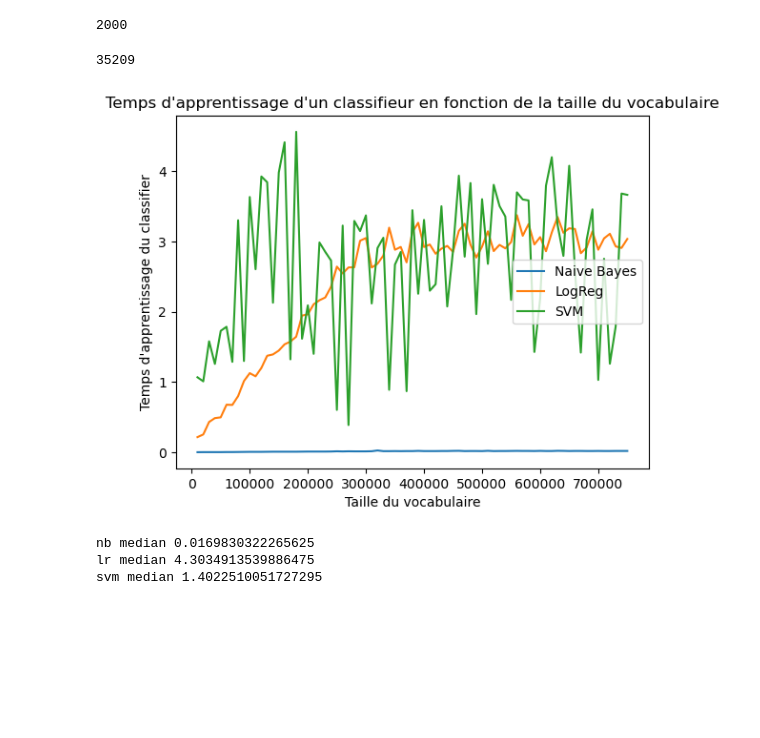
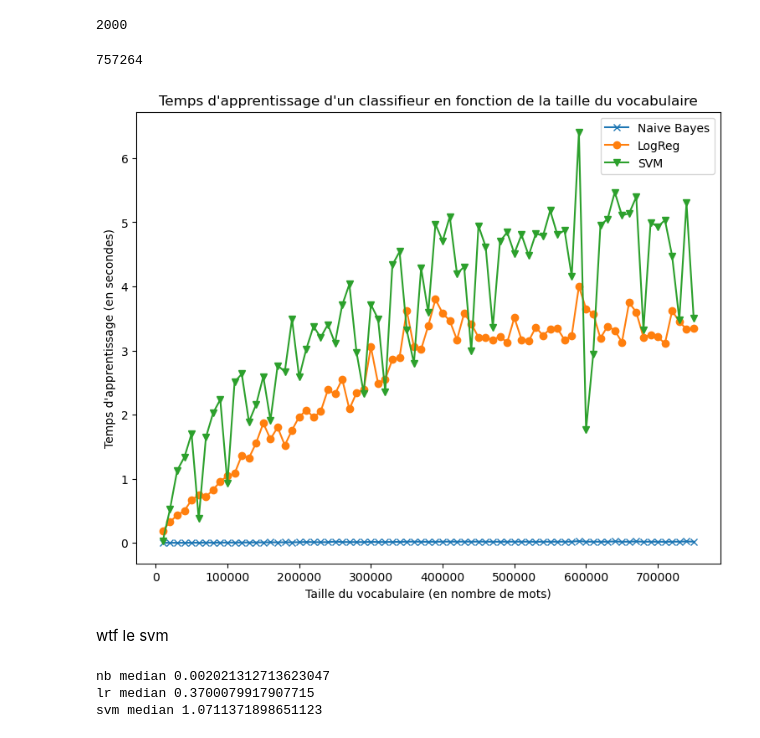
Before and after one commit to CharlesAttend/RITAL-Projet1, a Jupyter notebook: part2_review/reports/estimations_part2.ipynb, the cells around one changed output. Cells and saved outputs as stored; diff of their text form; code cells hidden in the pictures; blank space fills up the shorter version.

Commit message:
part2: exploration et estimations graphiques

```diff
--- a/part2_review/reports/estimations_part2.ipynb
+++ b/part2_review/reports/estimations_part2.ipynb
@@ -35,12 +35,12 @@ len(X)
 # %%
 X_train, X_test, y_train, y_test = train_test_split(X, y)
 
-vectorizer = CountVectorizer(ngram_range=(1,1))
+vectorizer = CountVectorizer(ngram_range=(3,3))
 _ = vectorizer.fit_transform(X_train)
 s = len(vectorizer.vocabulary_)
 print(s)
 # %% [output]
-35209
+757264
 # %%
 times = {"nb": [], "lr": [], "svm": []}
 for features in range(10000, s, 10000):
@@ -61,22 +61,27 @@ for features in range(10000, s, 10000):
 # %%
 import matplotlib.pyplot as plt
 
-plt.plot(range(10000, s, 10000), times["nb"], label="Naive Bayes")
-plt.plot(range(10000, s, 10000), times["lr"], label="LogReg")
-plt.plot(range(10000, s, 10000), times["svm"], label="SVM")
+plt.figure(figsize=(9,7))
+plt.plot(range(10000, s, 10000), times["nb"], "-x", label="Naive Bayes")
+plt.plot(range(10000, s, 10000), times["lr"], "-o", label="LogReg")
+plt.plot(range(10000, s, 10000), times["svm"], "-v", label="SVM")
 plt.legend()
-plt.xlabel("Taille du vocabulaire")
-plt.ylabel("Temps d'apprentissage du classifier")
+plt.xlabel("Taille du vocabulaire (en nombre de mots)")
+plt.ylabel("Temps d'apprentissage (en secondes)")
 plt.title("Temps d'apprentissage d'un classifieur en fonction de la taille du vocabulaire")
+
+plt.savefig("part2_estimations.png", dpi=300, bbox_inches="tight")
 plt.show()
 # %% [output]
-[figure, old version]
+[figure, new version]
+# %% [markdown]
+wtf le svm
 # %%
 import numpy as np
 print("nb median", np.median(times["nb"]))
 print("lr median", np.median(times["lr"]))
 print("svm median", np.median(times["svm"]))
 # %% [output]
-nb median 0.0169830322265625
-lr median 4.3034913539886475
-svm median 1.4022510051727295
+nb median 0.002021312713623047
+lr median 0.3700079917907715
+svm median 1.0711371898651123
```
Also changed, not shown: parts of 3 cells of this notebook, 3 other files.
